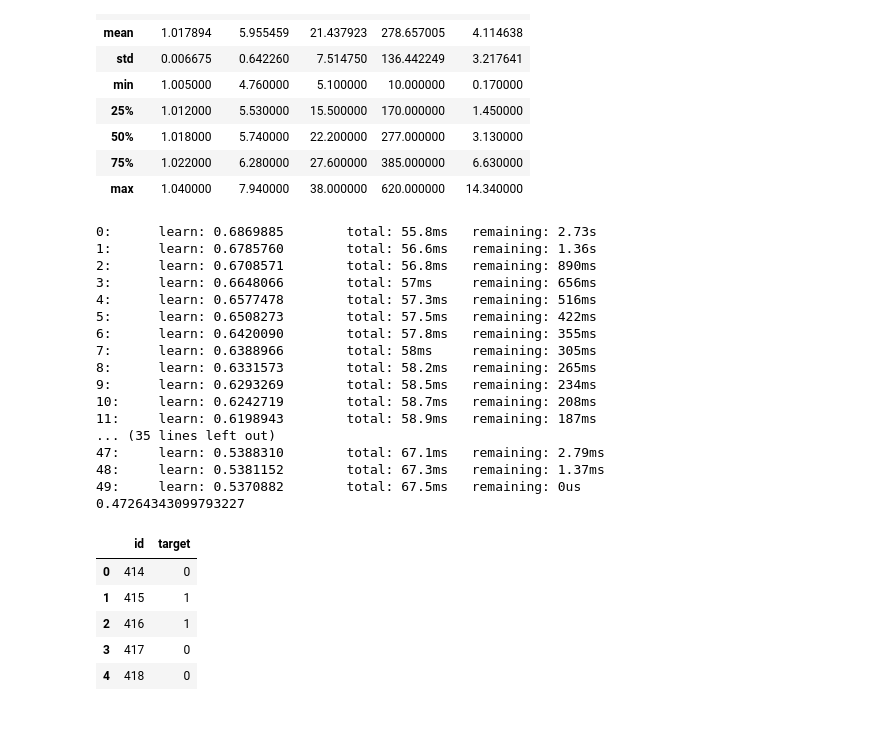
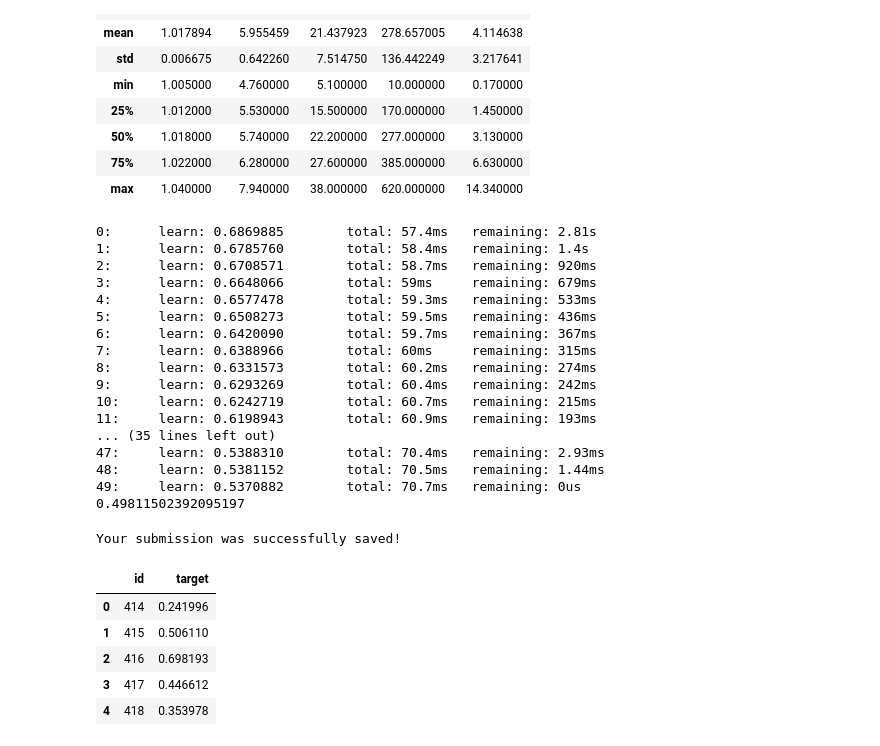
Before and after one commit to OjochenemiB/DATA-SCIENCE, a Jupyter notebook: playground-s3e12-using-cb-regres.ipynb, the cells around one changed output. Drawn from its saved outputs; the diff is of its cells as text; code cells hidden in the pictures.

Commit message:
Kaggle Notebook | playGround S3E12 using Esemble Learning | Version 8

```diff
--- a/playground-s3e12-using-cb-regres.ipynb
+++ b/playground-s3e12-using-cb-regres.ipynb
@@ -151,35 +151,38 @@ Xtrain,Xtest,Ytrain,Ytest = train_test_split(inputdata,targetVariable,test_size=
 cat_model = CatBoostClassifier(iterations=50,max_depth=4,eta=0.1,
                                random_seed=8,reg_lambda=20,bootstrap_type='Bayesian')
 cat_model.fit(Xtrain,Ytrain)
-Y_predictn = cat_model.predict(Xtest)
-error_calculation = np.sqrt(Rsquared(Ytest,Y_predictn))
-print(error_calculation)
+Y_predictn = cat_model.predict_proba(Xtest)
+logloss = log_loss(Ytest, Y_predictn)
+print(logloss)
 # %% [output]
-0:      learn: 0.6869885        total: 55.8ms   remaining: 2.73s
-1:      learn: 0.6785760        total: 56.6ms   remaining: 1.36s
-2:      learn: 0.6708571        total: 56.8ms   remaining: 890ms
-3:      learn: 0.6648066        total: 57ms     remaining: 656ms
-4:      learn: 0.6577478        total: 57.3ms   remaining: 516ms
-5:      learn: 0.6508273        total: 57.5ms   remaining: 422ms
-6:      learn: 0.6420090        total: 57.8ms   remaining: 355ms
-7:      learn: 0.6388966        total: 58ms     remaining: 305ms
-8:      learn: 0.6331573        total: 58.2ms   remaining: 265ms
-9:      learn: 0.6293269        total: 58.5ms   remaining: 234ms
-10:     learn: 0.6242719        total: 58.7ms   remaining: 208ms
-11:     learn: 0.6198943        total: 58.9ms   remaining: 187ms
+0:      learn: 0.6869885        total: 57.4ms   remaining: 2.81s
+1:      learn: 0.6785760        total: 58.4ms   remaining: 1.4s
+2:      learn: 0.6708571        total: 58.7ms   remaining: 920ms
+3:      learn: 0.6648066        total: 59ms     remaining: 679ms
+4:      learn: 0.6577478        total: 59.3ms   remaining: 533ms
+5:      learn: 0.6508273        total: 59.5ms   remaining: 436ms
+6:      learn: 0.6420090        total: 59.7ms   remaining: 367ms
+7:      learn: 0.6388966        total: 60ms     remaining: 315ms
+8:      learn: 0.6331573        total: 60.2ms   remaining: 274ms
+9:      learn: 0.6293269        total: 60.4ms   remaining: 242ms
+10:     learn: 0.6242719        total: 60.7ms   remaining: 215ms
+11:     learn: 0.6198943        total: 60.9ms   remaining: 193ms
 ... (35 lines left out)
-47:     learn: 0.5388310        total: 67.1ms   remaining: 2.79ms
-48:     learn: 0.5381152        total: 67.3ms   remaining: 1.37ms
-49:     learn: 0.5370882        total: 67.5ms   remaining: 0us
-0.47264343099793227
+47:     learn: 0.5388310        total: 70.4ms   remaining: 2.93ms
+48:     learn: 0.5381152        total: 70.5ms   remaining: 1.44ms
+49:     learn: 0.5370882        total: 70.7ms   remaining: 0us
+0.49811502392095197
 # %%
-testDataPredict=cat_model.predict(ttdata)
-prediction =pd.DataFrame({'id': test_data.id,'target':testDataPredict})
+testDataPredict=cat_model.predict_proba(ttdata)
+prediction = pd.DataFrame({'id': test_data['id'], 'target': testDataPredict[:, 1]})
+prediction.to_csv('targetPredicted.csv', index=False)
+print("Your submission was successfully saved!")
 prediction.head()
 # %% [output]
+Your submission was successfully saved!
 |  | id | target |
-| 0 | 414 | 0 |
-| 1 | 415 | 1 |
-| 2 | 416 | 1 |
-| 3 | 417 | 0 |
-| 4 | 418 | 0 |
+| 0 | 414 | 0.241996 |
+| 1 | 415 | 0.506110 |
+| 2 | 416 | 0.698193 |
+| 3 | 417 | 0.446612 |
+| 4 | 418 | 0.353978 |
```
Also changed, not shown: parts of 6 cells of this notebook.
